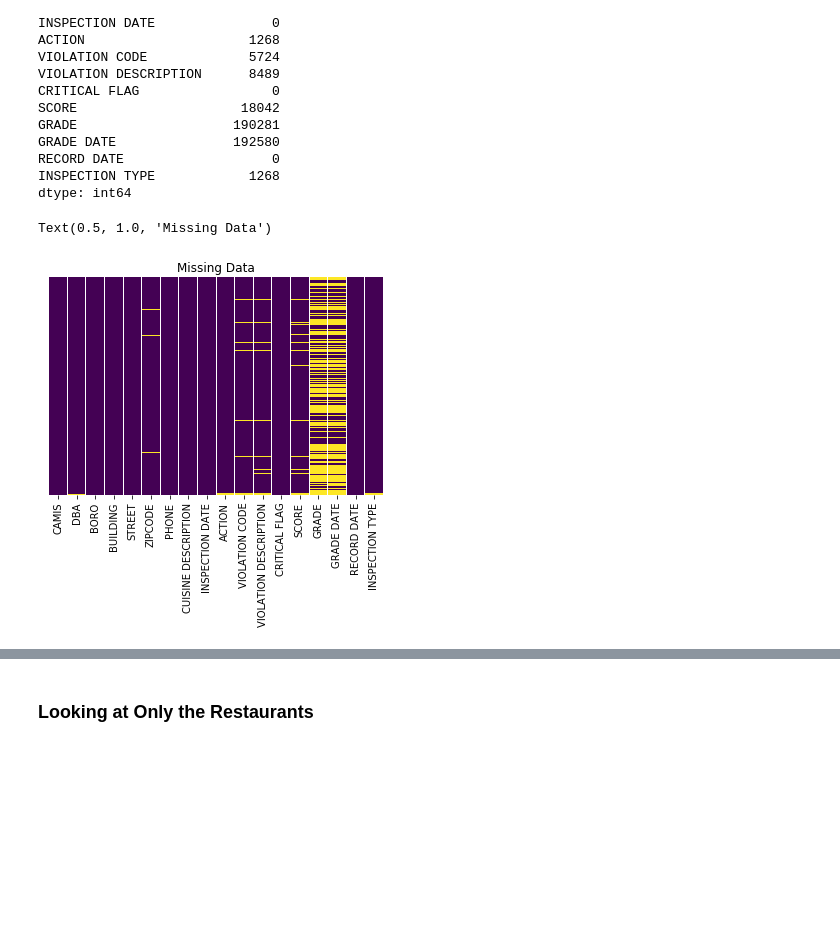
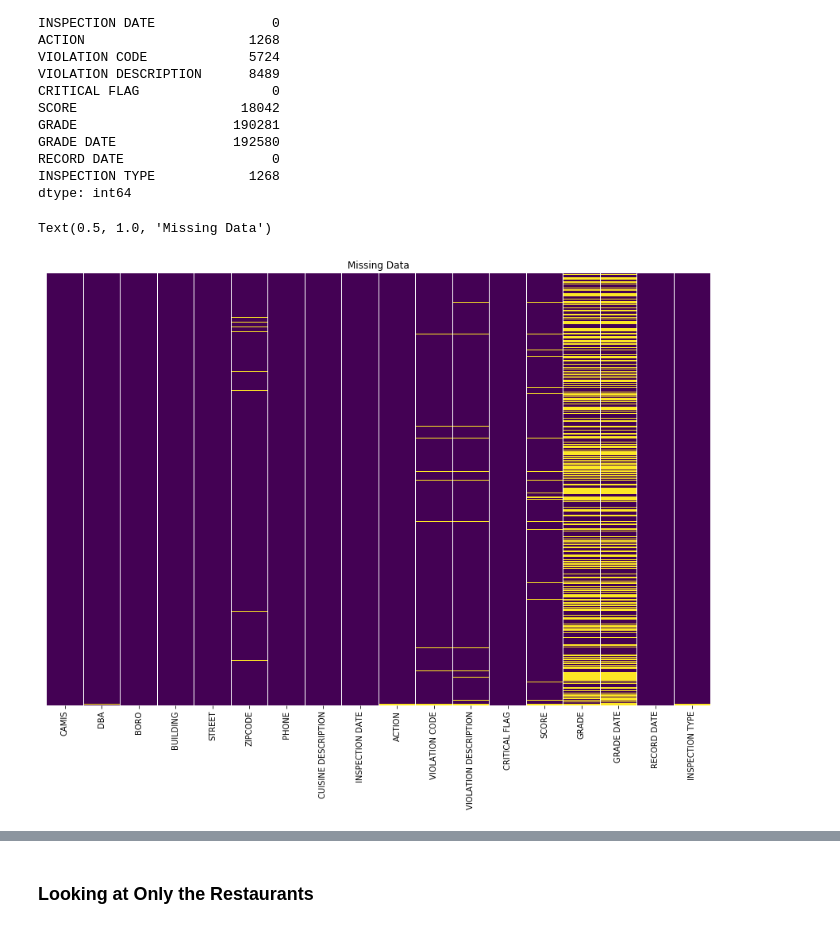
Before and after one commit to deep22kar/random-forest, a Jupyter notebook: Data.ipynb, the cells around one changed output, grey strips where cells are left out. Saved outputs shown, nothing was run; the diff lists cells and outputs as text; code cells hidden in the pictures; blank space fills up the shorter version.

```diff
--- a/Data.ipynb
+++ b/Data.ipynb
@@ -69,8 +79,9 @@ INSPECTION TYPE            1268
 dtype: int64
 # %%
 # visualize null values in the dataset
+plt.figure(figsize=(15,10))
 sns.heatmap(df.isnull(),yticklabels=False,cbar=False,cmap='viridis')
 plt.title('Missing Data')
 # %% [output]
 Text(0.5, 1.0, 'Missing Data')
-[figure, old version]
+[figure, new version]
```
Also changed, not shown: parts of 51 cells of this notebook.
